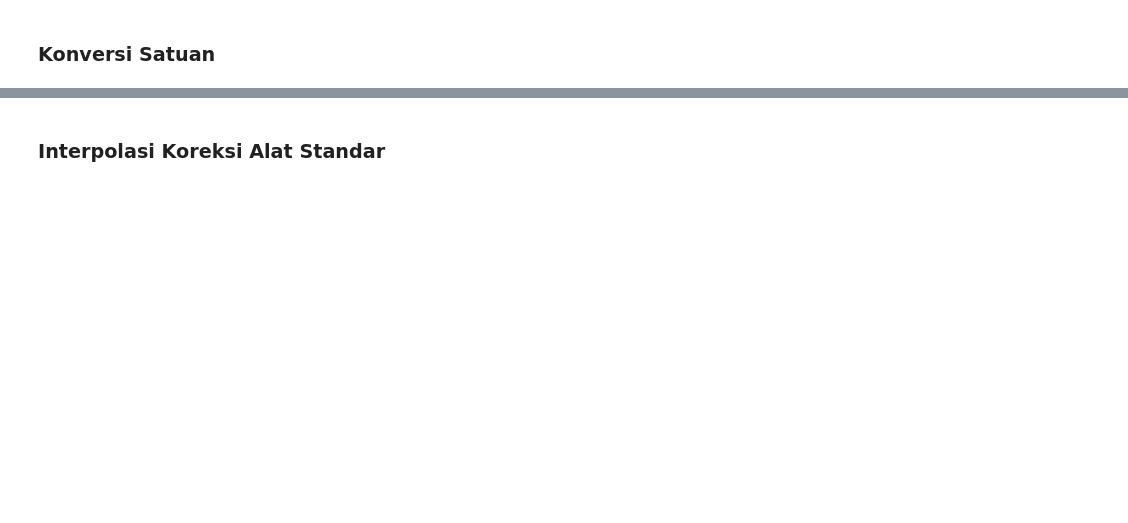
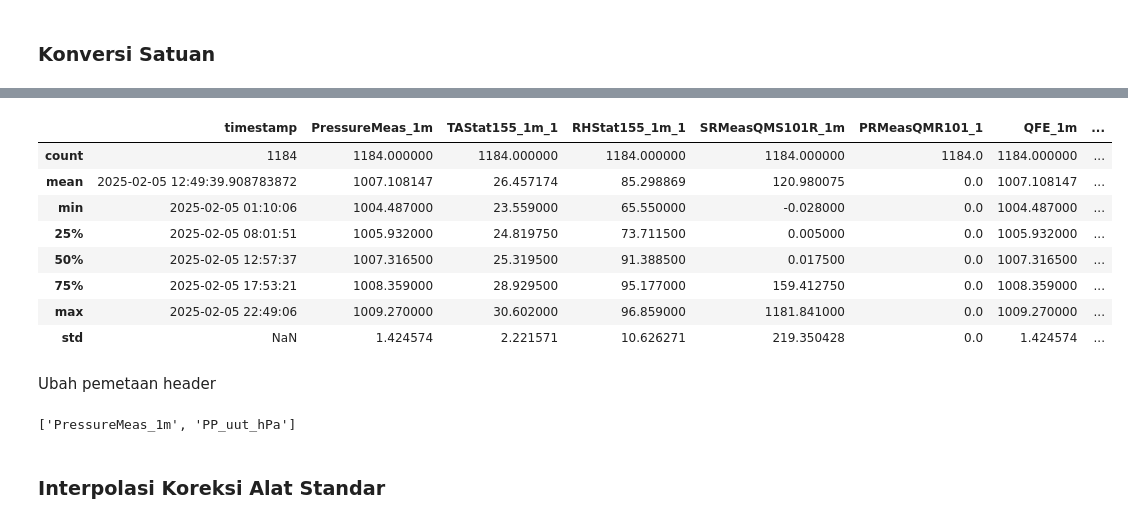
Before and after one commit to HandiSutriyan/CompareDataLapang, a Jupyter notebook: analisis.ipynb, the cells around one changed output, grey strips where cells are left out. Drawn from its saved outputs; the diff is of its cells as text; code cells hidden in the pictures; blank space fills up the shorter version.

```diff
--- a/analisis.ipynb
+++ b/analisis.ipynb
@@ -316,2 +325,24 @@ df_merged = df_merged.iloc[70:-70]
+# %%
+PP_col = ['PressureMeas_1m','BP 1 Min (inHg) M']
+TT_col = ['TAStat155_1m_1','Air Tmp (C) M']
+RH_col = ['RHStat155_1m_1','RH (%) M']
+WS_col = ['WS_1m','WS (kt) M']
+WD_col = ['WD_1m','Mag WD (deg) M']
+SR_col = ['SRMeasQMS101R_1m','Solar Rad (W/m^2) M']
+WT_col = []
 # %% [markdown]
 ### Konversi Satuan
+# %%
+# Fungsi konversi dari standar ke satuan UUT
+def convert_std_to_uut_unit(value, from_unit, to_unit):
+    if from_unit == to_unit or "-" in (from_unit, to_unit):
+        return value
+    if from_unit == "InHg" and to_unit == "hPa":
+        return value * 33.86388
+    if from_unit == "hPa" and to_unit == "InHg":
+        return value / 33.86388
+    if from_unit == "m/s" and to_unit == "knot":
+        return value / 0.514444
+    if from_unit == "knot" and to_unit == "m/s":
+        return value * 0.514444
+    return value
@@ -317,0 +351,3 @@ df_merged = df_merged.iloc[70:-70]
+# %%
+df_merged['PP_uut_hPa'] = df_merged[PP_col[1]].apply(lambda x: convert_std_to_uut_unit(x, 'InHg', 'hPa'))
+df_merged.head()
@@ -317,0 +363,3 @@ df_merged = df_merged.iloc[70:-70]
+# %%
+df_merged['WS_uut_m/s'] = df_merged[WS_col[1]].apply(lambda x: convert_std_to_uut_unit(x, 'knot', 'm/s'))
+df_merged.head()
@@ -318,2 +373,22 @@ df_merged = df_merged.iloc[70:-70]
+# %%
+df_merged.describe()
+# %% [output]
+|  | timestamp | PressureMeas_1m | TAStat155_1m_1 | RHStat155_1m_1 | SRMeasQMS101R_1m | PRMeasQMR101_1 | QFE_1m | ... |
+| count | 1184 | 1184.000000 | 1184.000000 | 1184.000000 | 1184.000000 | 1184.0 | 1184.000000 | ... |
+| mean | 2025-02-05 12:49:39.908783872 | 1007.108147 | 26.457174 | 85.298869 | 120.980075 | 0.0 | 1007.108147 | ... |
+| min | 2025-02-05 01:10:06 | 1004.487000 | 23.559000 | 65.550000 | -0.028000 | 0.0 | 1004.487000 | ... |
+| 25% | 2025-02-05 08:01:51 | 1005.932000 | 24.819750 | 73.711500 | 0.005000 | 0.0 | 1005.932000 | ... |
+| 50% | 2025-02-05 12:57:37 | 1007.316500 | 25.319500 | 91.388500 | 0.017500 | 0.0 | 1007.316500 | ... |
+| 75% | 2025-02-05 17:53:21 | 1008.359000 | 28.929500 | 95.177000 | 159.412750 | 0.0 | 1008.359000 | ... |
+| max | 2025-02-05 22:49:06 | 1009.270000 | 30.602000 | 96.859000 | 1181.841000 | 0.0 | 1009.270000 | ... |
+| std | NaN | 1.424574 | 2.221571 | 10.626271 | 219.350428 | 0.0 | 1.424574 | ... |
+# %% [markdown]
+Ubah pemetaan header
+# %%
+PP_col[1]="PP_uut_hPa"
+WS_col[1]='WS_uut_m/s'
+PP_col
+# %% [output]
+['PressureMeas_1m', 'PP_uut_hPa']
 # %% [markdown]
 ### Interpolasi Koreksi Alat Standar
```
Also changed, not shown: parts of 15 cells of this notebook, 3 other files.
